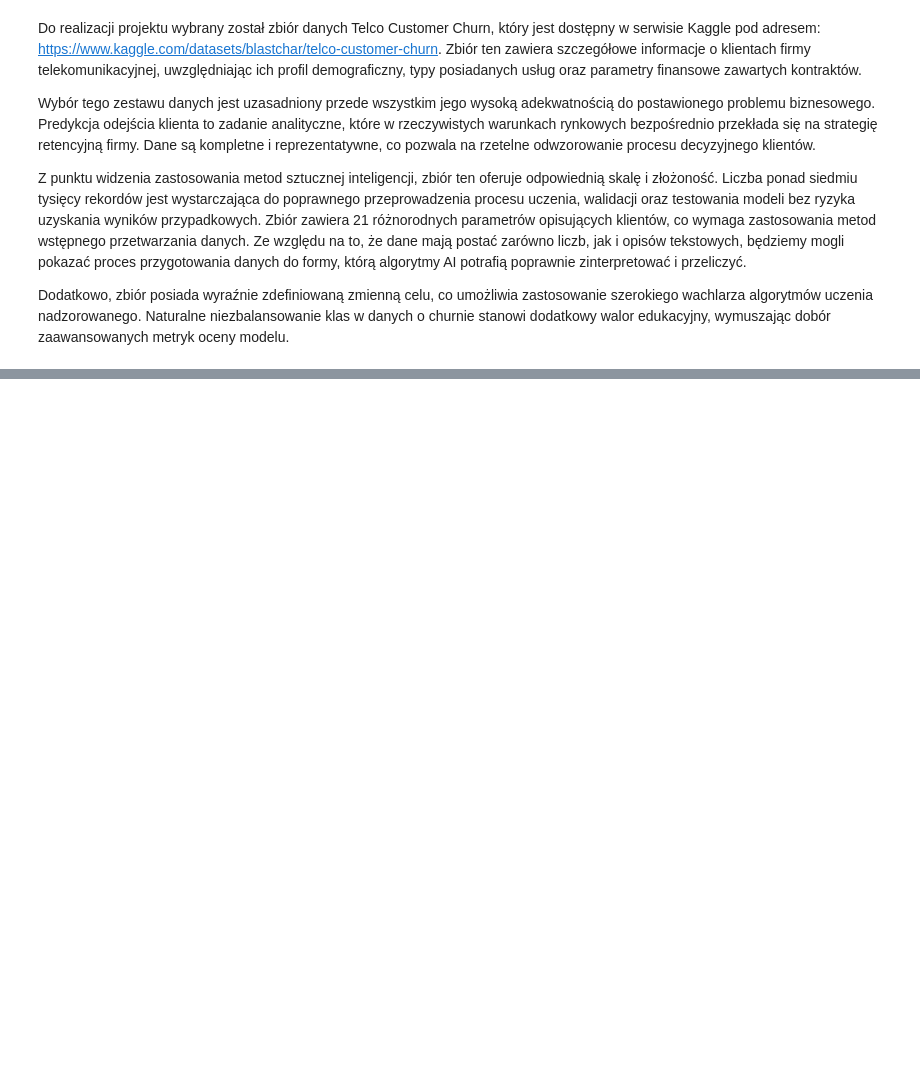
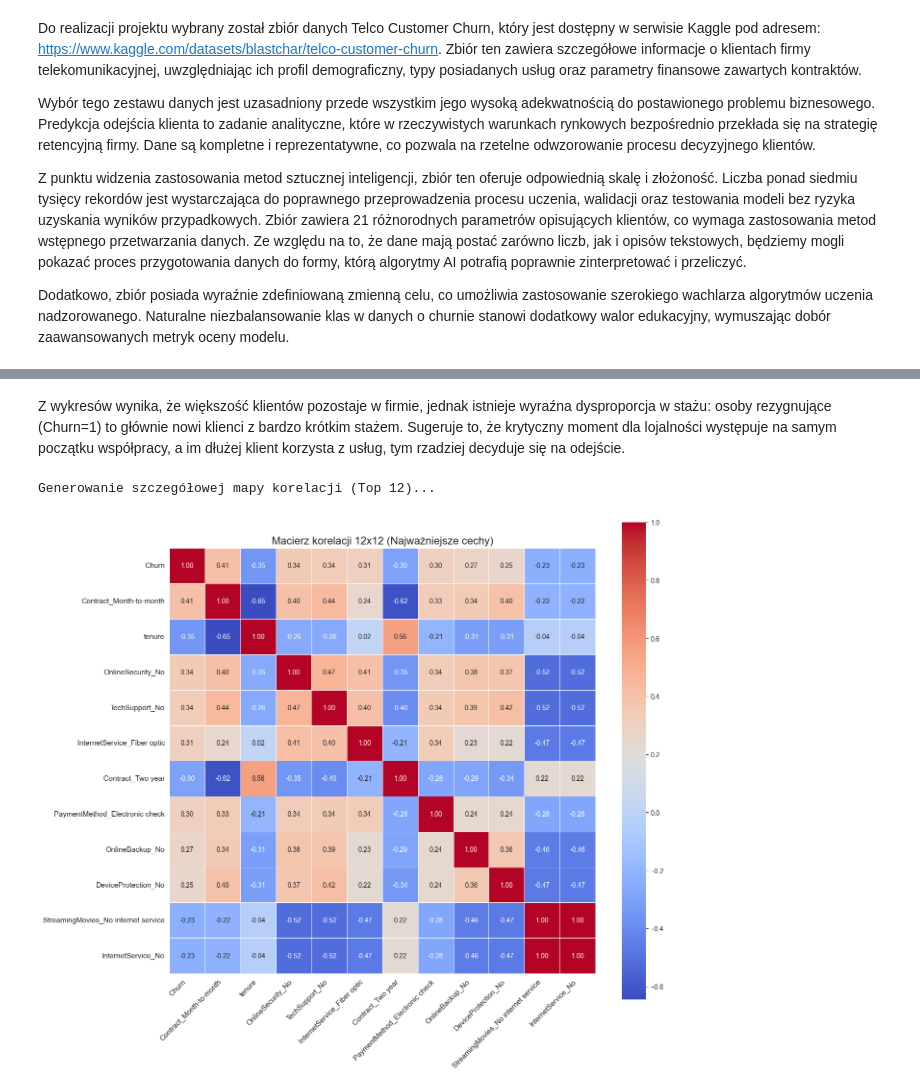
Before and after one commit to Pioxe/PMiNA, a Jupyter notebook: main.ipynb, the cells around one changed output, grey strips where cells are left out. Cells and saved outputs as stored; diff of their text form; code cells hidden in the pictures; blank space fills up the shorter version.

```diff
--- a/main.ipynb
+++ b/main.ipynb
@@ -12,0 +76,7 @@ Dodatkowo, zbiór posiada wyraźnie zdefiniowaną zmienną celu, co umożliwia z
+# %% [markdown]
+Z wykresów wynika, że większość klientów pozostaje w firmie, jednak istnieje wyraźna dysproporcja w stażu: osoby rezygnujące (Churn=1) to głównie nowi klienci z bardzo krótkim stażem. Sugeruje to, że krytyczny moment dla lojalności występuje na samym początku współpracy, a im dłużej klient korzysta z usług, tym rzadziej decyduje się na odejście.
+# %%
+mapa_korelacji_top12(df)
+# %% [output]
+Generowanie szczegółowej mapy korelacji (Top 12)...
+[figure, added]
```
Also changed, not shown: parts of 7 cells of this notebook, 4 other files.
